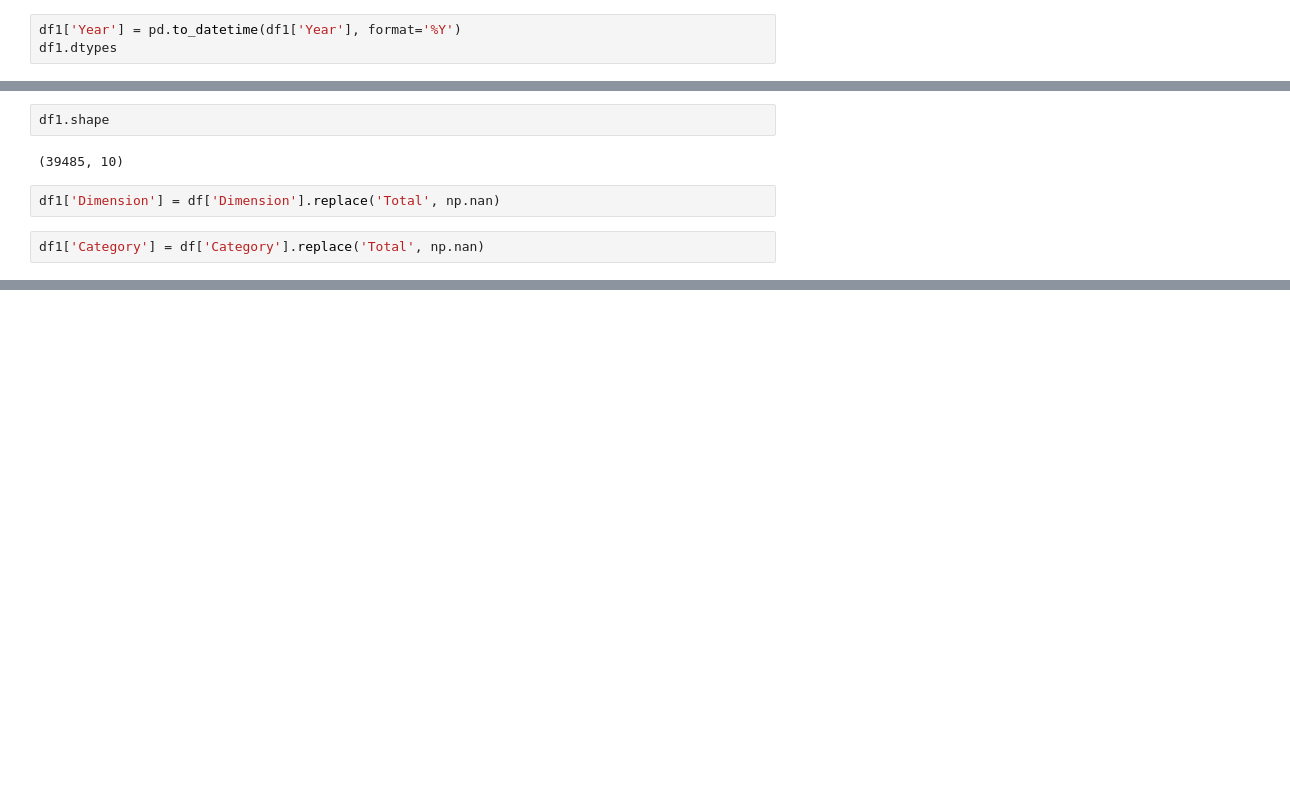
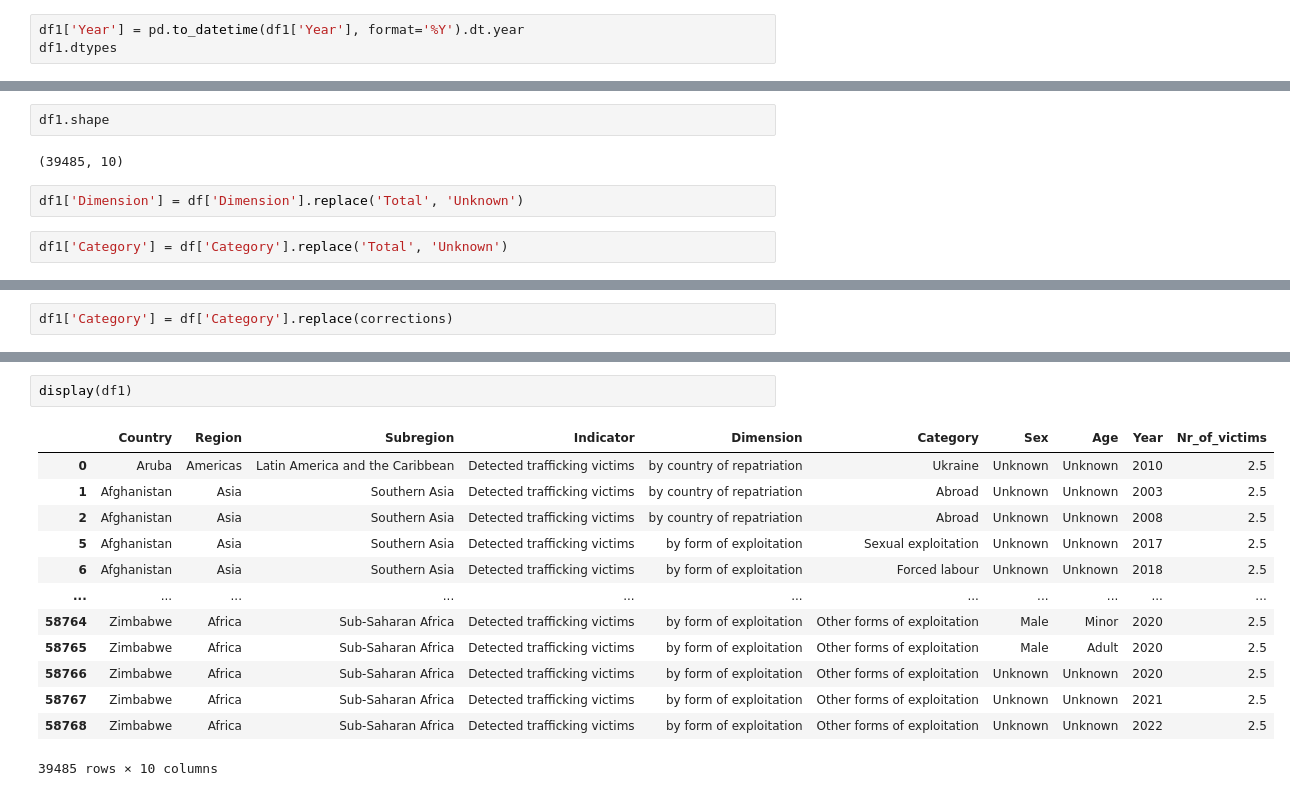
Before and after one commit to mari21041/first_project, a Jupyter notebook: notebooks/Hipolito.ipynb, the cells around one changed output, grey strips where cells are left out. Drawn from its saved outputs; the diff is of its cells as text; blank space fills up the shorter version.

```diff
--- a/notebooks/Hipolito.ipynb
+++ b/notebooks/Hipolito.ipynb
@@ -168,6 +165,6 @@ print(f"The new data type of the 'Nr_of_victims' column is: {df1['Nr_of_victims'
 # %% [output]
 The new data type of the 'Nr_of_victims' column is: float64
 # %%
-df1['Year'] = pd.to_datetime(df1['Year'], format='%Y')
+df1['Year'] = pd.to_datetime(df1['Year'], format='%Y').dt.year
 df1.dtypes
 # %% [output]
@@ -187,6 +184,6 @@ df1.shape
 # %% [output]
 (39485, 10)
 # %%
-df1['Dimension'] = df['Dimension'].replace('Total', np.nan)
+df1['Dimension'] = df['Dimension'].replace('Total', 'Unknown')
 # %%
-df1['Category'] = df['Category'].replace('Total', np.nan)
+df1['Category'] = df['Category'].replace('Total', 'Unknown')
@@ -192,0 +942,2 @@ df1['Category'] = df['Category'].replace('Total', np.nan)
+# %%
+df1['Category'] = df['Category'].replace(corrections)
@@ -192,0 +964,16 @@ df1['Category'] = df['Category'].replace('Total', np.nan)
+# %%
+display(df1)
+# %% [output]
+|  | Country | Region | Subregion | Indicator | Dimension | Category | Sex | Age | Year | Nr_of_victims |
+| 0 | Aruba | Americas | Latin America and the Caribbean | Detected trafficking victims | by country of repatriation | Ukraine | Unknown | Unknown | 2010 | 2.5 |
+| 1 | Afghanistan | Asia | Southern Asia | Detected trafficking victims | by country of repatriation | Abroad | Unknown | Unknown | 2003 | 2.5 |
+| 2 | Afghanistan | Asia | Southern Asia | Detected trafficking victims | by country of repatriation | Abroad | Unknown | Unknown | 2008 | 2.5 |
+| 5 | Afghanistan | Asia | Southern Asia | Detected trafficking victims | by form of exploitation | Sexual exploitation | Unknown | Unknown | 2017 | 2.5 |
+| 6 | Afghanistan | Asia | Southern Asia | Detected trafficking victims | by form of exploitation | Forced labour | Unknown | Unknown | 2018 | 2.5 |
+| ... | ... | ... | ... | ... | ... | ... | ... | ... | ... | ... |
+| 58764 | Zimbabwe | Africa | Sub-Saharan Africa | Detected trafficking victims | by form of exploitation | Other forms of exploitation | Male | Minor | 2020 | 2.5 |
+| 58765 | Zimbabwe | Africa | Sub-Saharan Africa | Detected trafficking victims | by form of exploitation | Other forms of exploitation | Male | Adult | 2020 | 2.5 |
+| 58766 | Zimbabwe | Africa | Sub-Saharan Africa | Detected trafficking victims | by form of exploitation | Other forms of exploitation | Unknown | Unknown | 2020 | 2.5 |
+| 58767 | Zimbabwe | Africa | Sub-Saharan Africa | Detected trafficking victims | by form of exploitation | Other forms of exploitation | Unknown | Unknown | 2021 | 2.5 |
+| 58768 | Zimbabwe | Africa | Sub-Saharan Africa | Detected trafficking victims | by form of exploitation | Other forms of exploitation | Unknown | Unknown | 2022 | 2.5 |
+39485 rows × 10 columns
```
Also changed, not shown: parts of 23 cells of this notebook, 2 other files.
